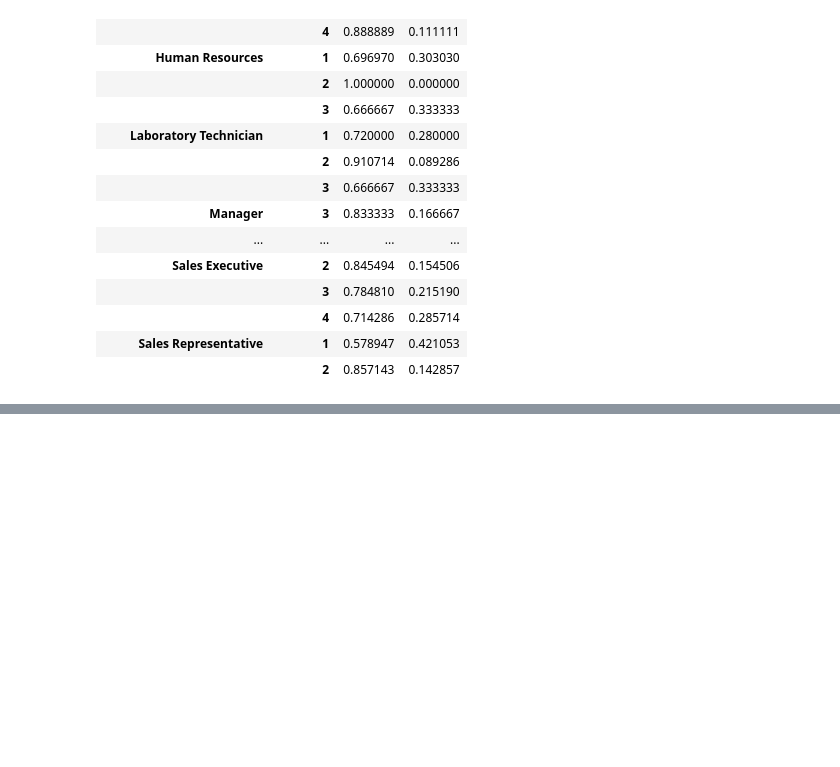
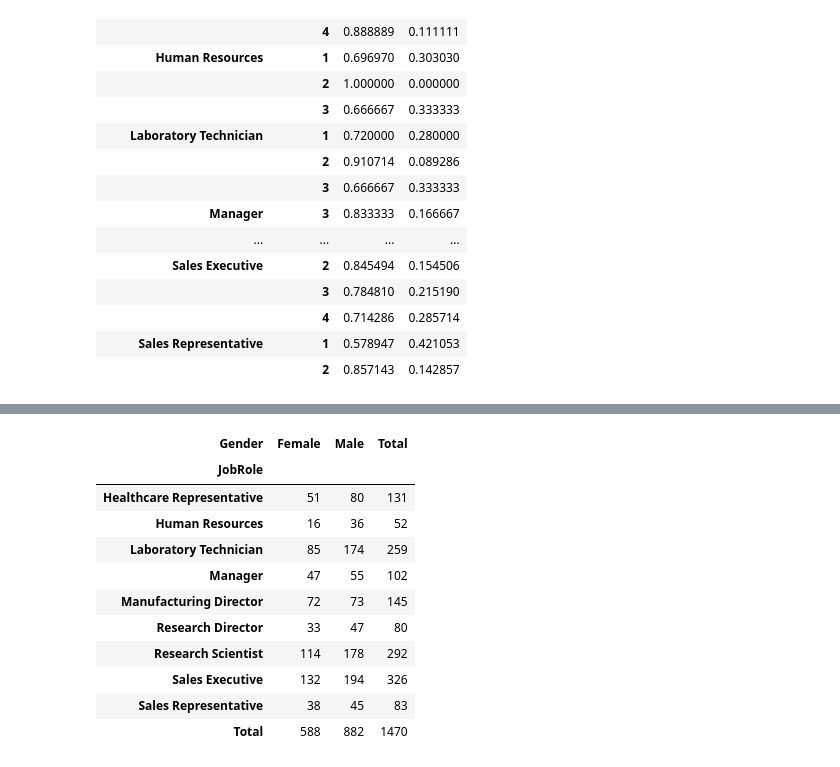
Before and after one commit to stephanyresque/projeto-IBM, a Jupyter notebook: projeto_IBM.ipynb, the cells around one changed output, grey strips where cells are left out. Saved outputs shown, nothing was run; the diff lists cells and outputs as text; code cells hidden in the pictures; blank space fills up the shorter version.

```diff
--- a/projeto_IBM.ipynb
+++ b/projeto_IBM.ipynb
@@ -1100,0 +1130,20 @@ pd.crosstab(
+# %%
+pd.crosstab(
+    df['JobRole'],
+    df['Gender'],
+    margins=True,
+    margins_name='Total'
+)
+# %% [output]
+| Gender | Female | Male | Total |
+| JobRole |  |  |  |
+| Healthcare Representative | 51 | 80 | 131 |
+| Human Resources | 16 | 36 | 52 |
+| Laboratory Technician | 85 | 174 | 259 |
+| Manager | 47 | 55 | 102 |
+| Manufacturing Director | 72 | 73 | 145 |
+| Research Director | 33 | 47 | 80 |
+| Research Scientist | 114 | 178 | 292 |
+| Sales Executive | 132 | 194 | 326 |
+| Sales Representative | 38 | 45 | 83 |
+| Total | 588 | 882 | 1470 |
```
Also changed, not shown: parts of 3 cells of this notebook.
